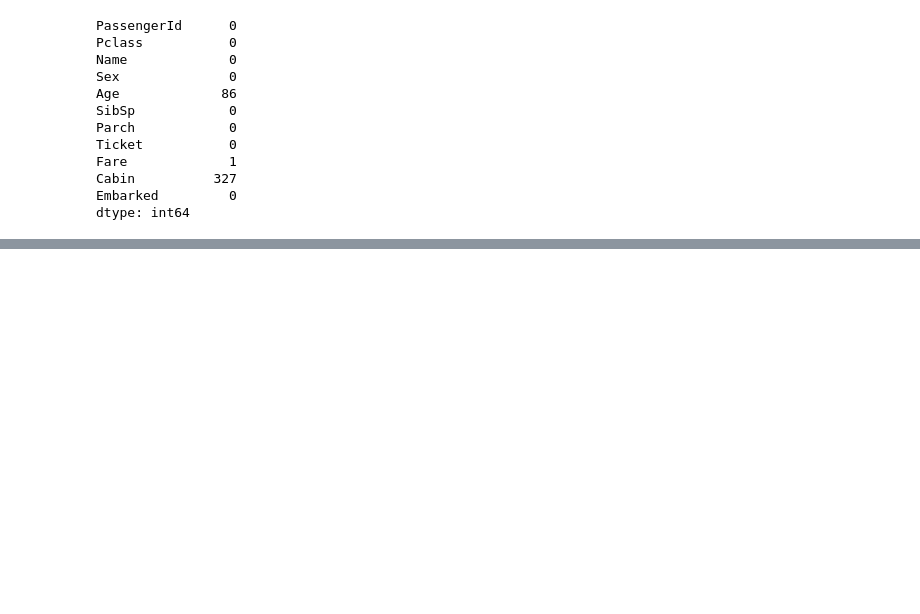
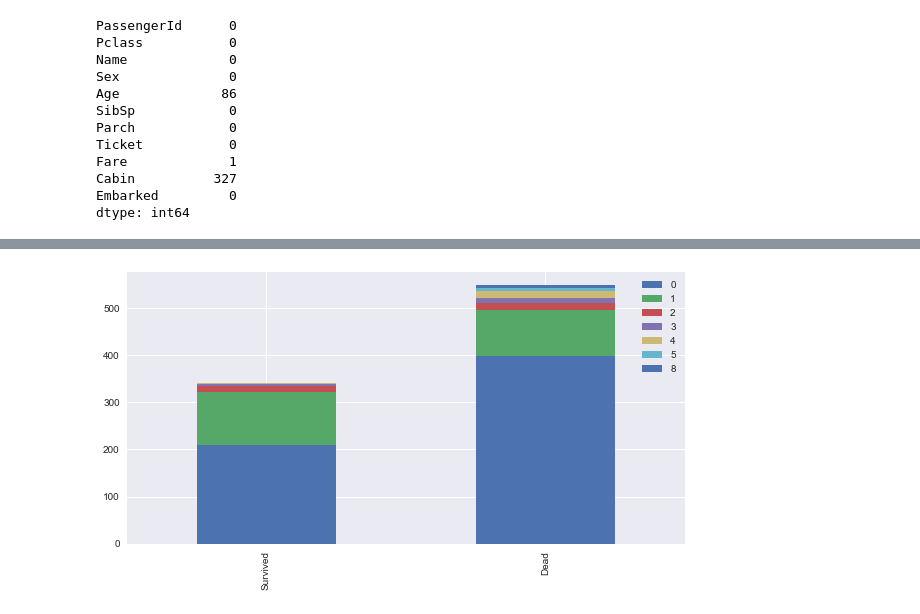
Before and after one commit to AllenBJLee/kaggle, a Jupyter notebook: titanic/Titanic.ipynb, the cells around one changed output, grey strips where cells are left out. Cells and saved outputs as stored; diff of their text form; code cells hidden in the pictures; blank space fills up the shorter version.

```diff
--- a/titanic/Titanic.ipynb
+++ b/titanic/Titanic.ipynb
@@ -129,0 +159,5 @@ bar_chart('SibSp')
+# %%
+# 형제 또는 자매와 같이 탑승한 경우의 수
+bar_chart( train, 'SibSp') # 아직까지 뚜렷한 차이점을 느끼지 못하므로 세부 체크를 해봐야 할 것 같다.
+# %% [output]
+[figure, added]
```
Also changed, not shown: parts of 70 cells of this notebook.
